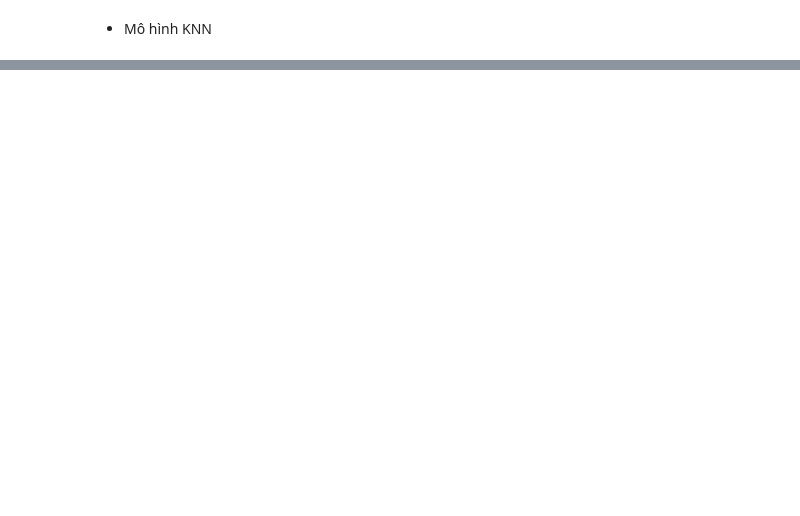
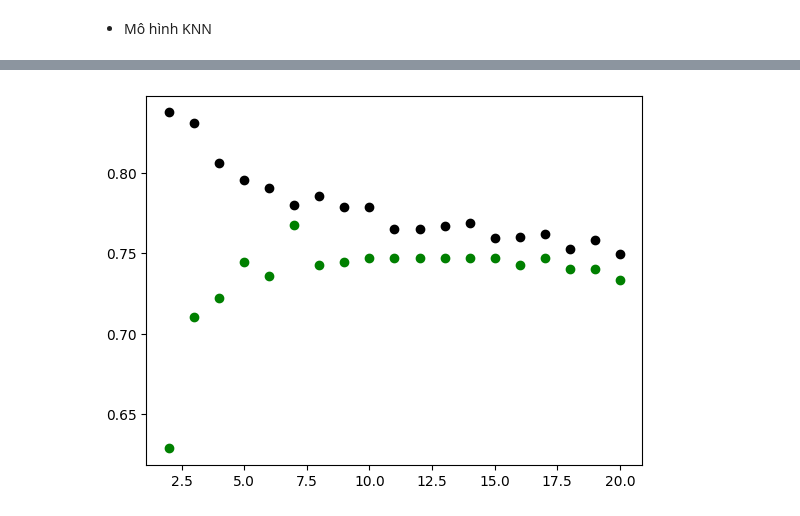
Before and after one commit to nhuyhoan004/Weather-prediction, a Jupyter notebook: Weather_Prediction.ipynb, the cells around one changed output, grey strips where cells are left out. Cells and saved outputs as stored; diff of their text form; code cells hidden in the pictures; blank space fills up the shorter version.

```diff
--- a/Weather_Prediction.ipynb
+++ b/Weather_Prediction.ipynb
@@ -250,0 +358,7 @@ Text(0.5, 1.0, 'Độ chính xác của Random Forest với n_estimators khác n
+# %%
+plt.scatter(x=K, y=training, color ='k')
+plt.scatter(x=K, y=test, color ='g')
+plt.show()
+# For overlapping scatter plots
+# %% [output]
+[figure, added]
```
Also changed, not shown: parts of 23 cells of this notebook.
